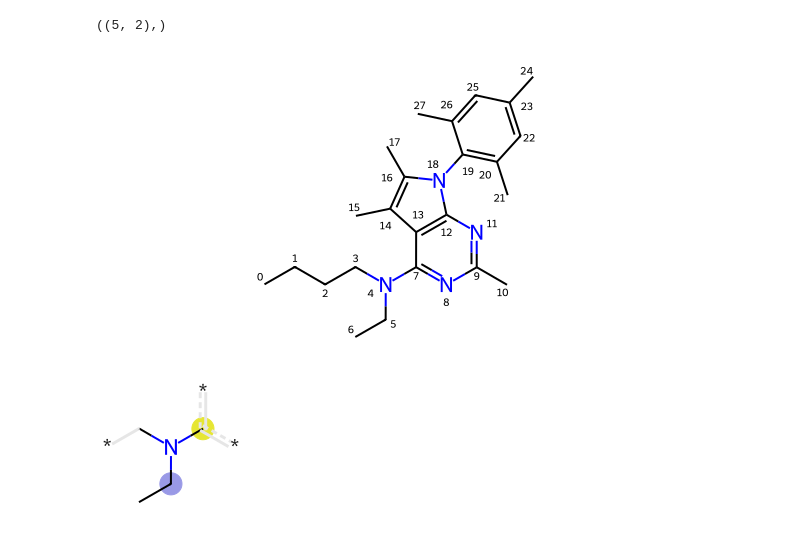
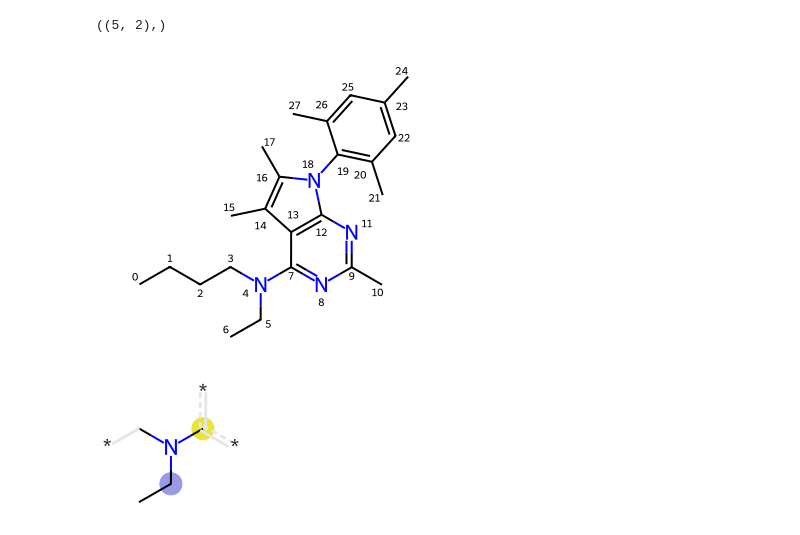
Before and after one commit to greglandrum/AICHEM_2024, a Jupyter notebook: RDKit_Intro.ipynb, the cells around one changed output. Saved outputs shown, nothing was run; the diff lists cells and outputs as text; code cells hidden in the pictures.

```diff
--- a/RDKit_Intro.ipynb
+++ b/RDKit_Intro.ipynb
@@ -834,9 +835,10 @@ bit_info[most_important[-1]]
 ((5, 2),)
 # %%
 IPythonConsole.drawOptions.addAtomIndices = True
+IPythonConsole.molSize = (350,300)
 mol
 # %% [output]
-[figure, old version]
+[figure, new version]
 # %%
 IPythonConsole.drawOptions.addAtomIndices = False
 # %%
```
Also changed, not shown: parts of 22 cells of this notebook.
